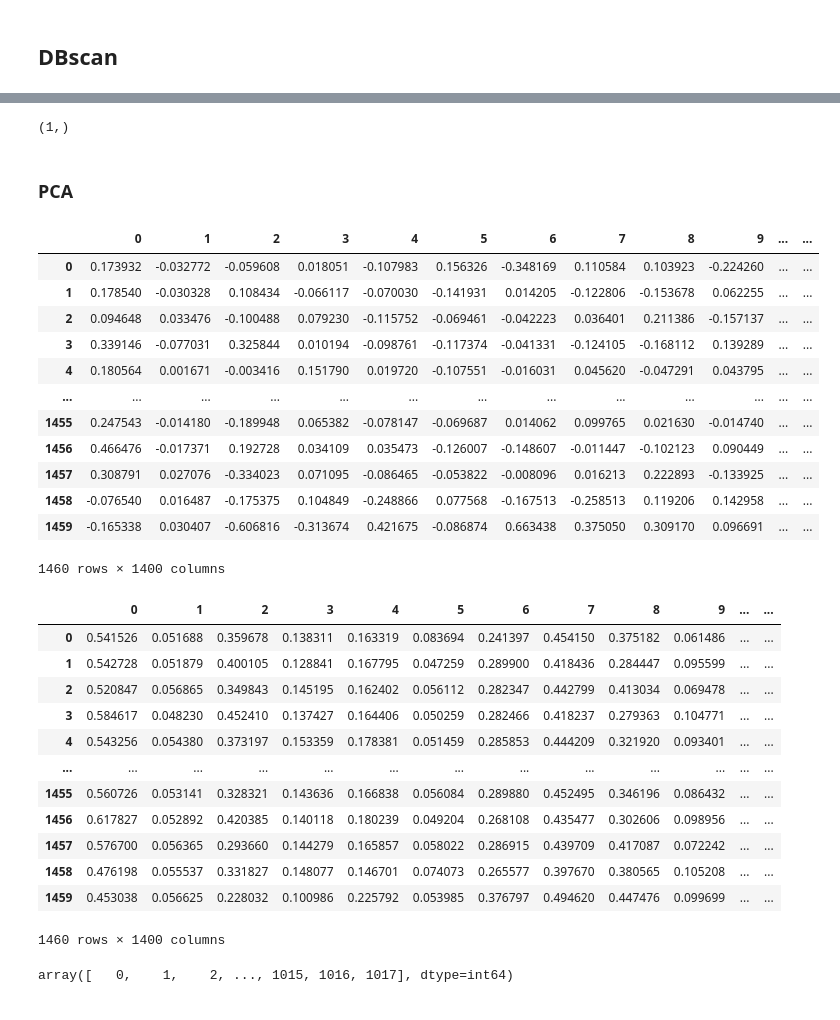
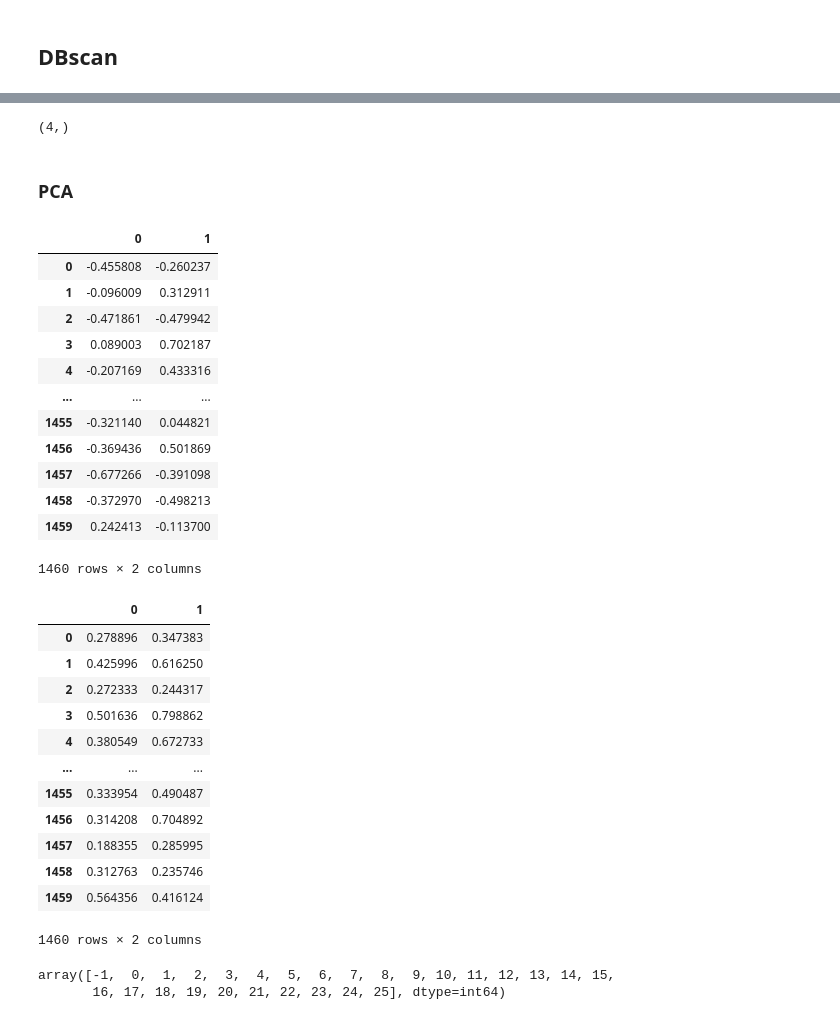
Before and after one commit to donutyeon/Systeme-intelligent-de-recherche-d-informations, a Jupyter notebook: dbscan_tests.ipynb, the cells around one changed output, grey strips where cells are left out. Saved outputs shown, nothing was run; the diff lists cells and outputs as text; code cells hidden in the pictures.

```diff
--- a/dbscan_tests.ipynb
+++ b/dbscan_tests.ipynb
@@ -70,3 +70,5 @@ df.to_csv('df_poids.csv')
 ## DBscan
 # %%
 from sklearn.cluster import DBSCAN
+# %%
+df = pd.read_csv('distances.csv')
@@ -98,31 +100,31 @@ labels[labels == 0].shape
 # %%
-labels[labels == 1].shape
+labels[labels == 4].shape
 # %% [output]
-(1,)
+(4,)
 # %% [markdown]
 ### PCA
 # %%
 from sklearn.decomposition import PCA
 # %%
-pca = PCA(n_components=1400)
+pca = PCA(n_components=2)
 pca.fit(df)
 x_pca = pca.transform(df)
 pca_df = pd.DataFrame(x_pca)
 pca_df
 # %% [output]
-|  | 0 | 1 | 2 | 3 | 4 | 5 | 6 | 7 | 8 | 9 | ... | ... |
-| 0 | 0.173932 | -0.032772 | -0.059608 | 0.018051 | -0.107983 | 0.156326 | -0.348169 | 0.110584 | 0.103923 | -0.224260 | ... | ... |
-| 1 | 0.178540 | -0.030328 | 0.108434 | -0.066117 | -0.070030 | -0.141931 | 0.014205 | -0.122806 | -0.153678 | 0.062255 | ... | ... |
-| 2 | 0.094648 | 0.033476 | -0.100488 | 0.079230 | -0.115752 | -0.069461 | -0.042223 | 0.036401 | 0.211386 | -0.157137 | ... | ... |
-| 3 | 0.339146 | -0.077031 | 0.325844 | 0.010194 | -0.098761 | -0.117374 | -0.041331 | -0.124105 | -0.168112 | 0.139289 | ... | ... |
-| 4 | 0.180564 | 0.001671 | -0.003416 | 0.151790 | 0.019720 | -0.107551 | -0.016031 | 0.045620 | -0.047291 | 0.043795 | ... | ... |
-| ... | ... | ... | ... | ... | ... | ... | ... | ... | ... | ... | ... | ... |
-| 1455 | 0.247543 | -0.014180 | -0.189948 | 0.065382 | -0.078147 | -0.069687 | 0.014062 | 0.099765 | 0.021630 | -0.014740 | ... | ... |
-| 1456 | 0.466476 | -0.017371 | 0.192728 | 0.034109 | 0.035473 | -0.126007 | -0.148607 | -0.011447 | -0.102123 | 0.090449 | ... | ... |
-| 1457 | 0.308791 | 0.027076 | -0.334023 | 0.071095 | -0.086465 | -0.053822 | -0.008096 | 0.016213 | 0.222893 | -0.133925 | ... | ... |
-| 1458 | -0.076540 | 0.016487 | -0.175375 | 0.104849 | -0.248866 | 0.077568 | -0.167513 | -0.258513 | 0.119206 | 0.142958 | ... | ... |
-| 1459 | -0.165338 | 0.030407 | -0.606816 | -0.313674 | 0.421675 | -0.086874 | 0.663438 | 0.375050 | 0.309170 | 0.096691 | ... | ... |
+|  | 0 | 1 |
+| 0 | -0.455808 | -0.260237 |
+| 1 | -0.096009 | 0.312911 |
+| 2 | -0.471861 | -0.479942 |
+| 3 | 0.089003 | 0.702187 |
+| 4 | -0.207169 | 0.433316 |
+| ... | ... | ... |
+| 1455 | -0.321140 | 0.044821 |
+| 1456 | -0.369436 | 0.501869 |
+| 1457 | -0.677266 | -0.391098 |
+| 1458 | -0.372970 | -0.498213 |
+| 1459 | 0.242413 | -0.113700 |
-1460 rows × 1400 columns
+1460 rows × 2 columns
 # %%
 ## try to normalize the data
 from sklearn import preprocessing
@@ -134,25 +136,26 @@ pca_df_normalized = pd.DataFrame(x_scaled)
 # %%
 pca_df_normalized
 # %% [output]
-|  | 0 | 1 | 2 | 3 | 4 | 5 | 6 | 7 | 8 | 9 | ... | ... |
-| 0 | 0.541526 | 0.051688 | 0.359678 | 0.138311 | 0.163319 | 0.083694 | 0.241397 | 0.454150 | 0.375182 | 0.061486 | ... | ... |
-| 1 | 0.542728 | 0.051879 | 0.400105 | 0.128841 | 0.167795 | 0.047259 | 0.289900 | 0.418436 | 0.284447 | 0.095599 | ... | ... |
-| 2 | 0.520847 | 0.056865 | 0.349843 | 0.145195 | 0.162402 | 0.056112 | 0.282347 | 0.442799 | 0.413034 | 0.069478 | ... | ... |
-| 3 | 0.584617 | 0.048230 | 0.452410 | 0.137427 | 0.164406 | 0.050259 | 0.282466 | 0.418237 | 0.279363 | 0.104771 | ... | ... |
-| 4 | 0.543256 | 0.054380 | 0.373197 | 0.153359 | 0.178381 | 0.051459 | 0.285853 | 0.444209 | 0.321920 | 0.093401 | ... | ... |
-| ... | ... | ... | ... | ... | ... | ... | ... | ... | ... | ... | ... | ... |
-| 1455 | 0.560726 | 0.053141 | 0.328321 | 0.143636 | 0.166838 | 0.056084 | 0.289880 | 0.452495 | 0.346196 | 0.086432 | ... | ... |
-| 1456 | 0.617827 | 0.052892 | 0.420385 | 0.140118 | 0.180239 | 0.049204 | 0.268108 | 0.435477 | 0.302606 | 0.098956 | ... | ... |
-| 1457 | 0.576700 | 0.056365 | 0.293660 | 0.144279 | 0.165857 | 0.058022 | 0.286915 | 0.439709 | 0.417087 | 0.072242 | ... | ... |
-| 1458 | 0.476198 | 0.055537 | 0.331827 | 0.148077 | 0.146701 | 0.074073 | 0.265577 | 0.397670 | 0.380565 | 0.105208 | ... | ... |
-| 1459 | 0.453038 | 0.056625 | 0.228032 | 0.100986 | 0.225792 | 0.053985 | 0.376797 | 0.494620 | 0.447476 | 0.099699 | ... | ... |
+|  | 0 | 1 |
+| 0 | 0.278896 | 0.347383 |
+| 1 | 0.425996 | 0.616250 |
+| 2 | 0.272333 | 0.244317 |
+| 3 | 0.501636 | 0.798862 |
+| 4 | 0.380549 | 0.672733 |
+| ... | ... | ... |
+| 1455 | 0.333954 | 0.490487 |
+| 1456 | 0.314208 | 0.704892 |
+| 1457 | 0.188355 | 0.285995 |
+| 1458 | 0.312763 | 0.235746 |
+| 1459 | 0.564356 | 0.416124 |
-1460 rows × 1400 columns
+1460 rows × 2 columns
 # %%
-model = DBSCAN(eps=4, min_samples=1).fit(pca_df_normalized)
+model = DBSCAN(eps=0.02222221, min_samples=7).fit(pca_df_normalized)
 labels = np.array(list(model.labels_))
 np.unique(labels)
 # %% [output]
-array([   0,    1,    2, ..., 1015, 1016, 1017], dtype=int64)
+array([-1,  0,  1,  2,  3,  4,  5,  6,  7,  8,  9, 10, 11, 12, 13, 14, 15,
+       16, 17, 18, 19, 20, 21, 22, 23, 24, 25], dtype=int64)
 # %%
 labels[labels == -1].shape
 # %% [output]
```
Also changed, not shown: parts of 10 cells of this notebook, 1 other file.
